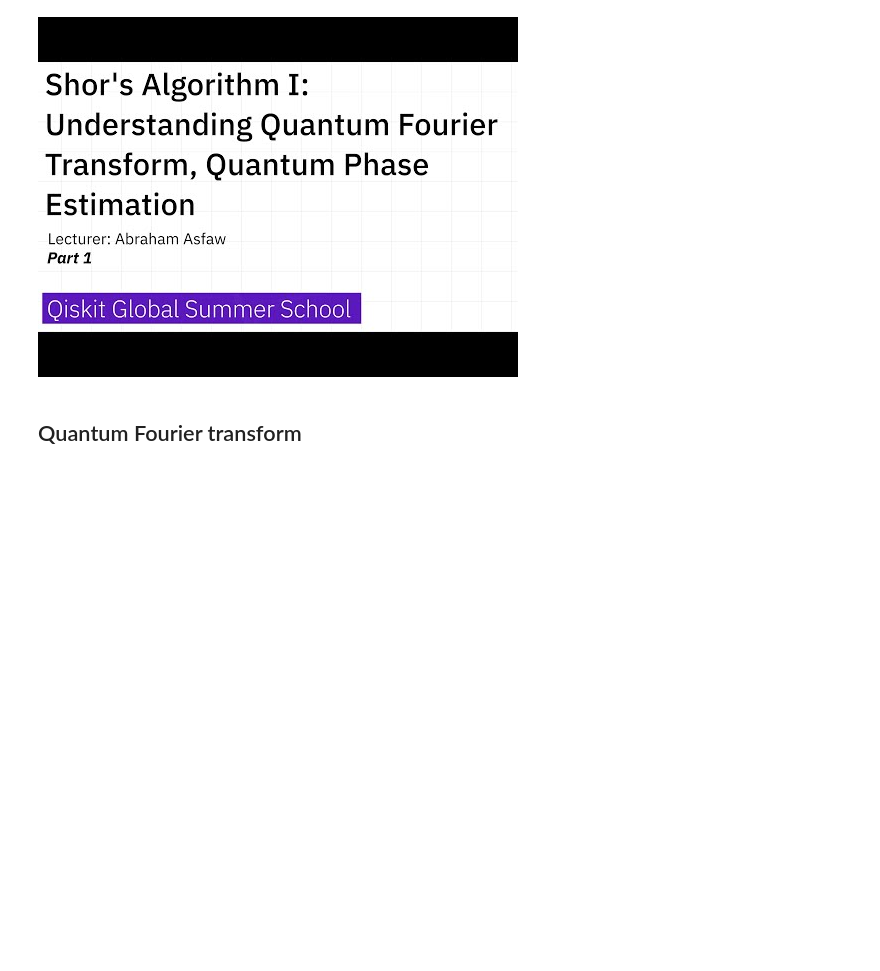
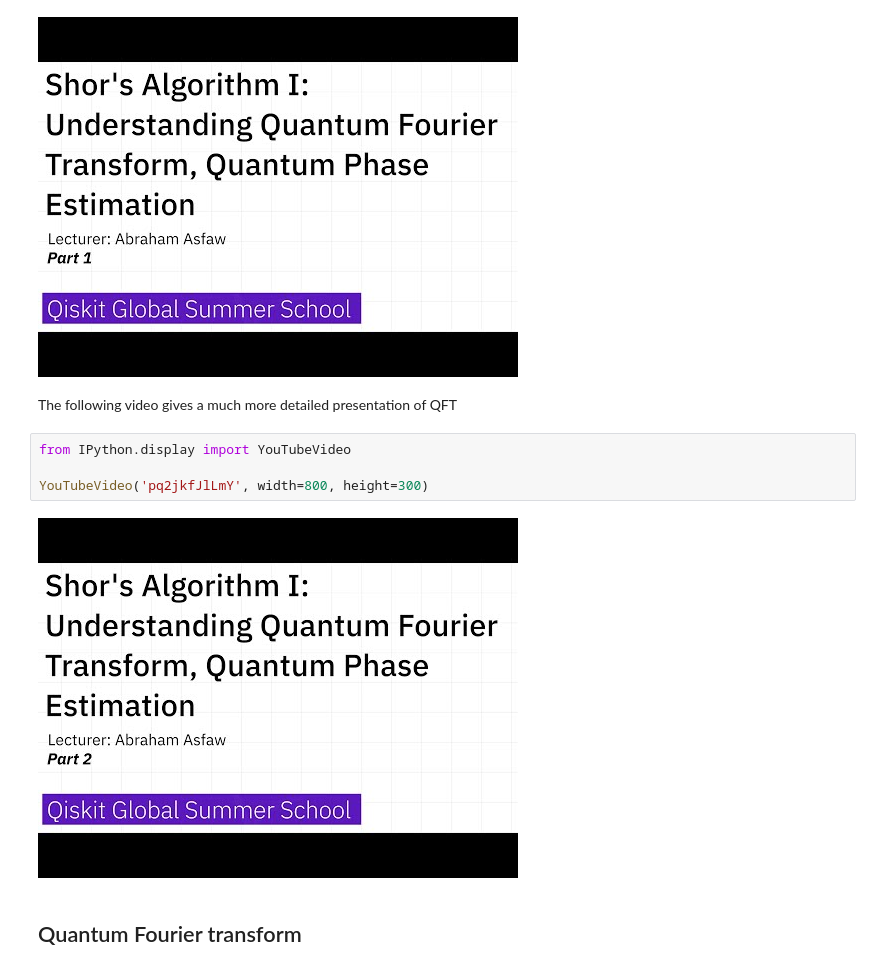
Before and after one commit to pockerman/quantum_computing_cs, a Jupyter notebook: notes/quantum_algorithms/quantum_fourier_transform.ipynb, the cells around one changed output. Saved outputs shown, nothing was run; the diff lists cells and outputs as text; blank space fills up the shorter version.

Commit message:
Update notes with videos

```diff
--- a/notes/quantum_algorithms/quantum_fourier_transform.ipynb
+++ b/notes/quantum_algorithms/quantum_fourier_transform.ipynb
@@ -14,6 +14,14 @@ from IPython.display import YouTubeVideo
 YouTubeVideo('mAHC1dWKNYE', width=800, height=300)
 # %% [output]
 [figure]
+# %% [markdown]
+The following video gives a much more detailed presentation of QFT
+# %%
+from IPython.display import YouTubeVideo
+
+YouTubeVideo('pq2jkfJlLmY', width=800, height=300)
+# %% [output]
+[figure, added]
 # %% [markdown]
 ## <a name="ekf"></a> Quantum Fourier transform
 # %% [markdown]
```
Also changed, not shown: parts of 1 cell of this notebook, 2 other files.
